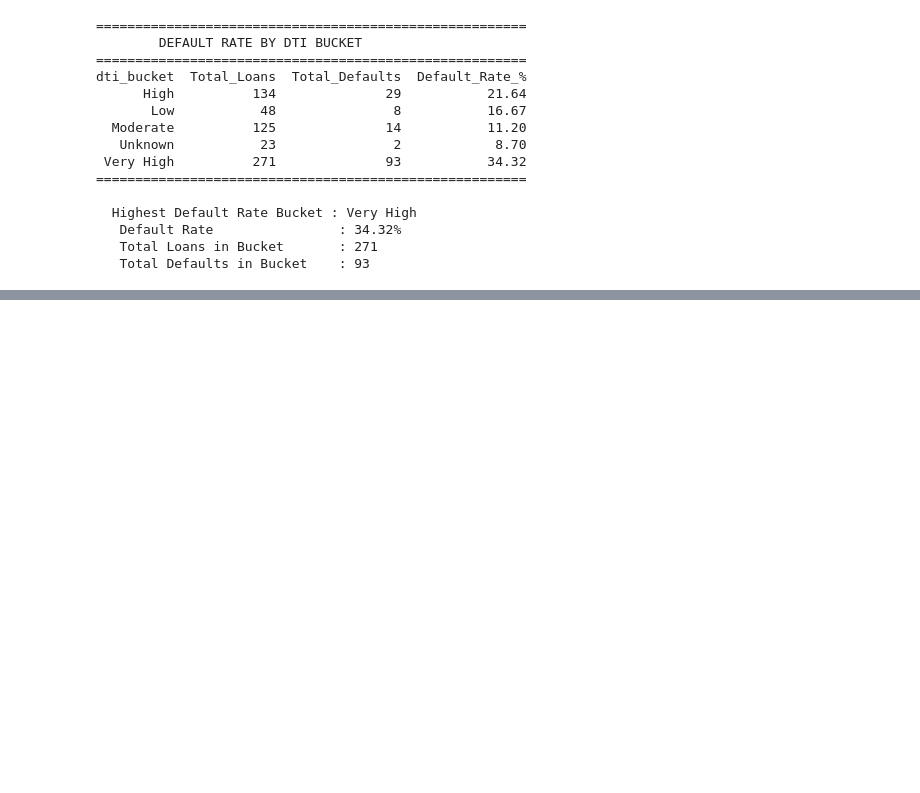
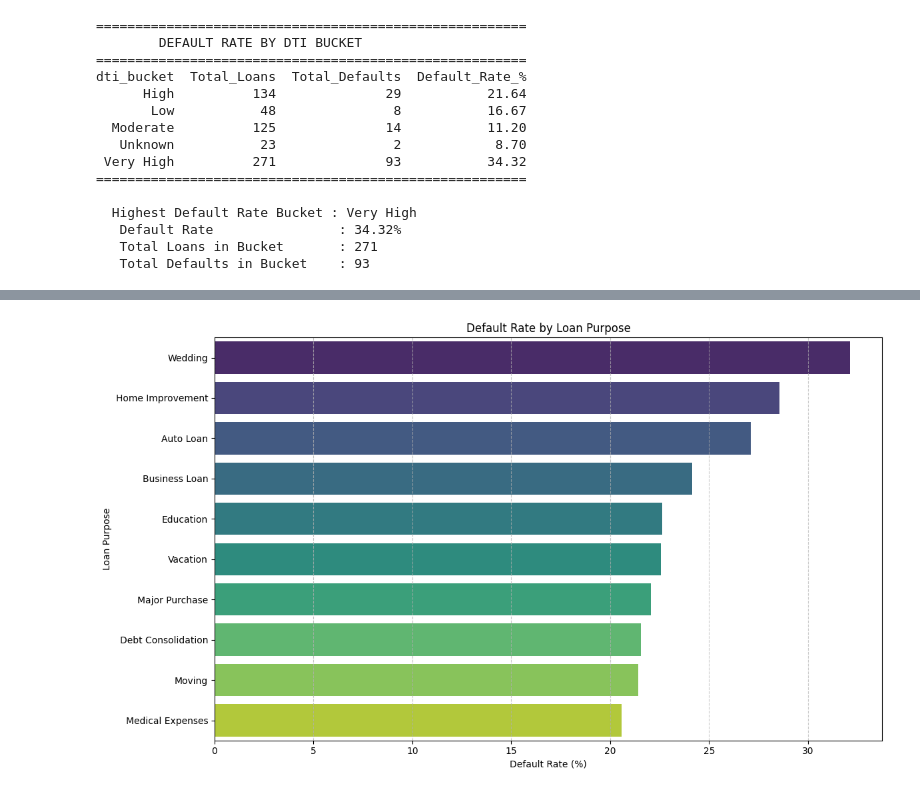
Before and after one commit to makoo700/Loan-Default-Risk-Analysis, a Jupyter notebook: Loan_Default_Risk_Analysis.ipynb, the cells around one changed output, grey strips where cells are left out. Cells and saved outputs as stored; diff of their text form; code cells hidden in the pictures; blank space fills up the shorter version.

```diff
--- a/Loan_Default_Risk_Analysis.ipynb
+++ b/Loan_Default_Risk_Analysis.ipynb
@@ -200,0 +275,23 @@ dti_bucket  Total_Loans  Total_Defaults  Default_Rate_%
+# %%
+import matplotlib.pyplot as plt
+import seaborn as sns
+
+# Create the bar plot for default rate by loan purpose
+plt.figure(figsize=(12, 7))
+sns.barplot(
+    x='Default_Rate_%',
+    y='loan_purpose',
+    data=loan_purpose_analysis.sort_values(by='Default_Rate_%', ascending=False),
+    palette='viridis',
+    hue='loan_purpose', # Add hue parameter as suggested by the warning
+    legend=False        # Set legend to False as hue is redundant with y-axis labels
+)
+
+plt.title('Default Rate by Loan Purpose')
+plt.xlabel('Default Rate (%)')
+plt.ylabel('Loan Purpose')
+plt.grid(axis='x', linestyle='--', alpha=0.7)
+plt.tight_layout()
+plt.show()
+# %% [output]
+[figure, added]
```
Also changed, not shown: parts of 8 cells of this notebook.
